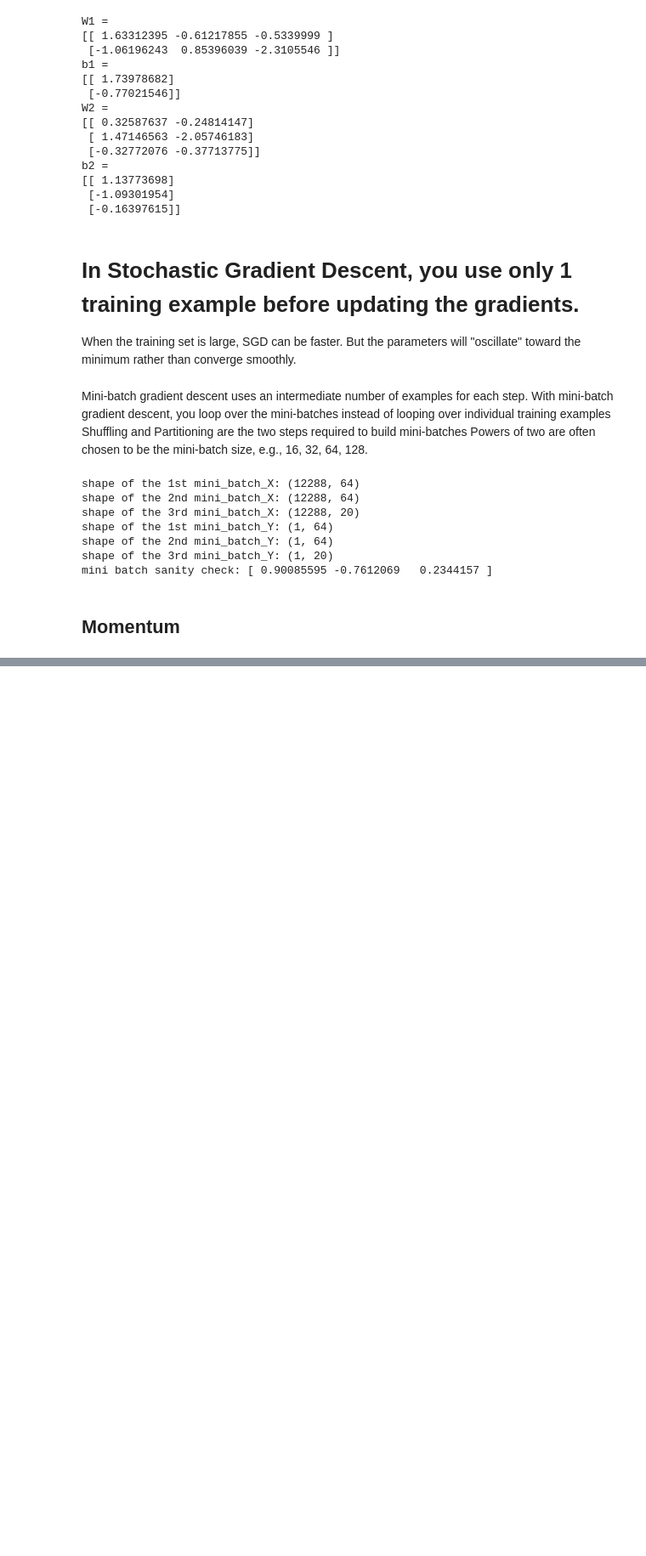
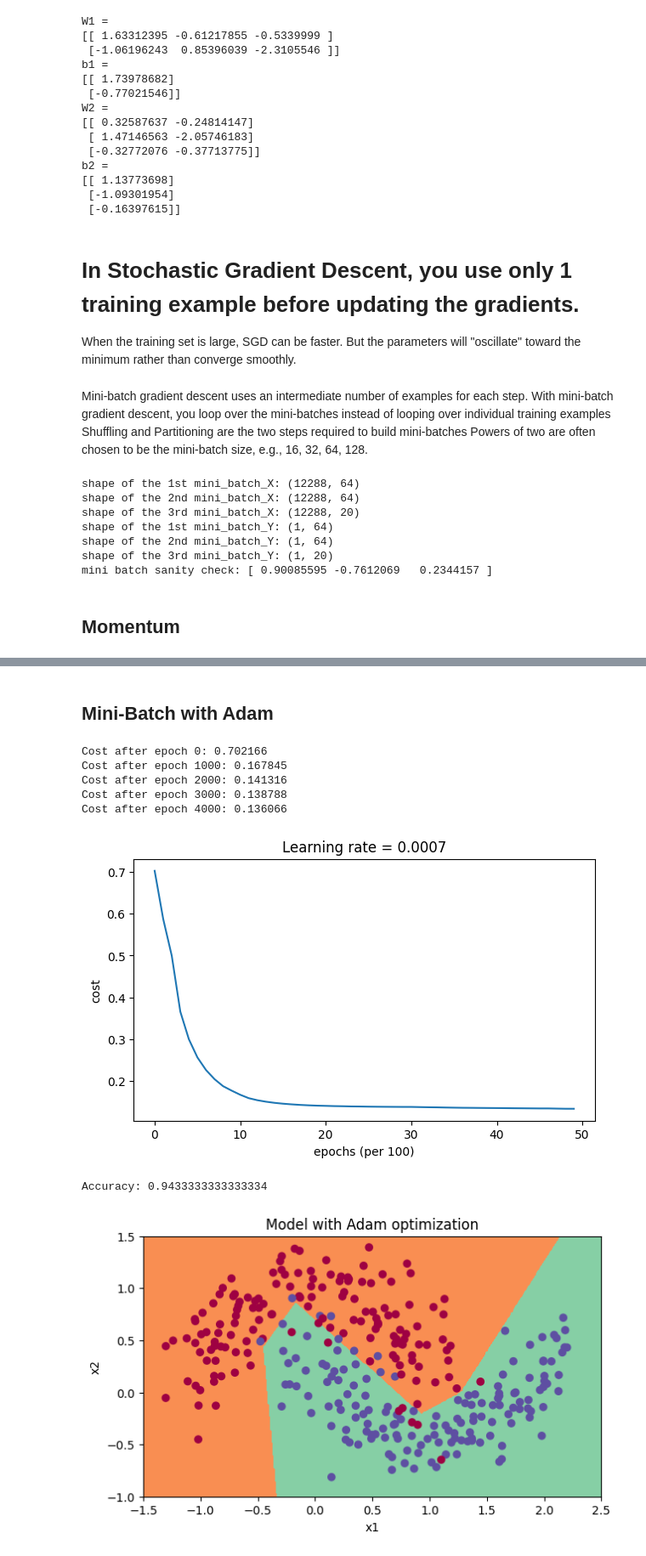
Before and after one commit to holaholu/DeepLearningSpecialization, a Jupyter notebook: Optimization.ipynb, the cells around one changed output, grey strips where cells are left out. Shown at 85% size. Drawn from its saved outputs; the diff is of its cells as text; code cells hidden in the pictures; blank space fills up the shorter version.

```diff
--- a/Optimization.ipynb
+++ b/Optimization.ipynb
@@ -160,0 +867,25 @@ mini batch sanity check: [ 0.90085595 -0.7612069   0.2344157 ]
+# %% [markdown]
+## Mini-Batch with Adam
+# %%
+# train 3-layer model
+layers_dims = [train_X.shape[0], 5, 2, 1]
+parameters = model(train_X, train_Y, layers_dims, optimizer = "adam")
+
+# Predict
+predictions = predict(train_X, train_Y, parameters)
+
+# Plot decision boundary
+plt.title("Model with Adam optimization")
+axes = plt.gca()
+axes.set_xlim([-1.5,2.5])
+axes.set_ylim([-1,1.5])
+plot_decision_boundary(lambda x: predict_dec(parameters, x.T), train_X, train_Y)
+# %% [output]
+Cost after epoch 0: 0.702166
+Cost after epoch 1000: 0.167845
+Cost after epoch 2000: 0.141316
+Cost after epoch 3000: 0.138788
+Cost after epoch 4000: 0.136066
+[figure, added]
+Accuracy: 0.9433333333333334
+[figure, added]
```
Also changed, not shown: parts of 34 cells of this notebook, 3 other files.
